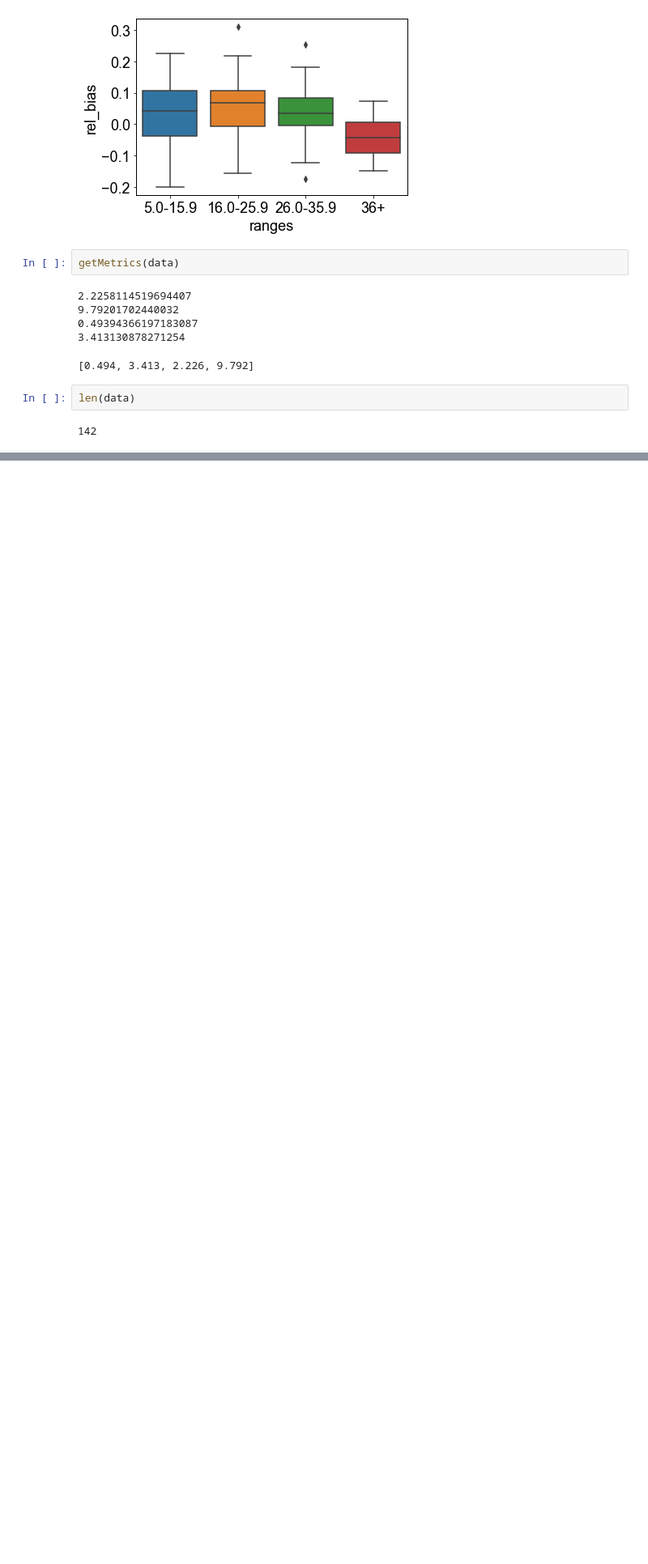
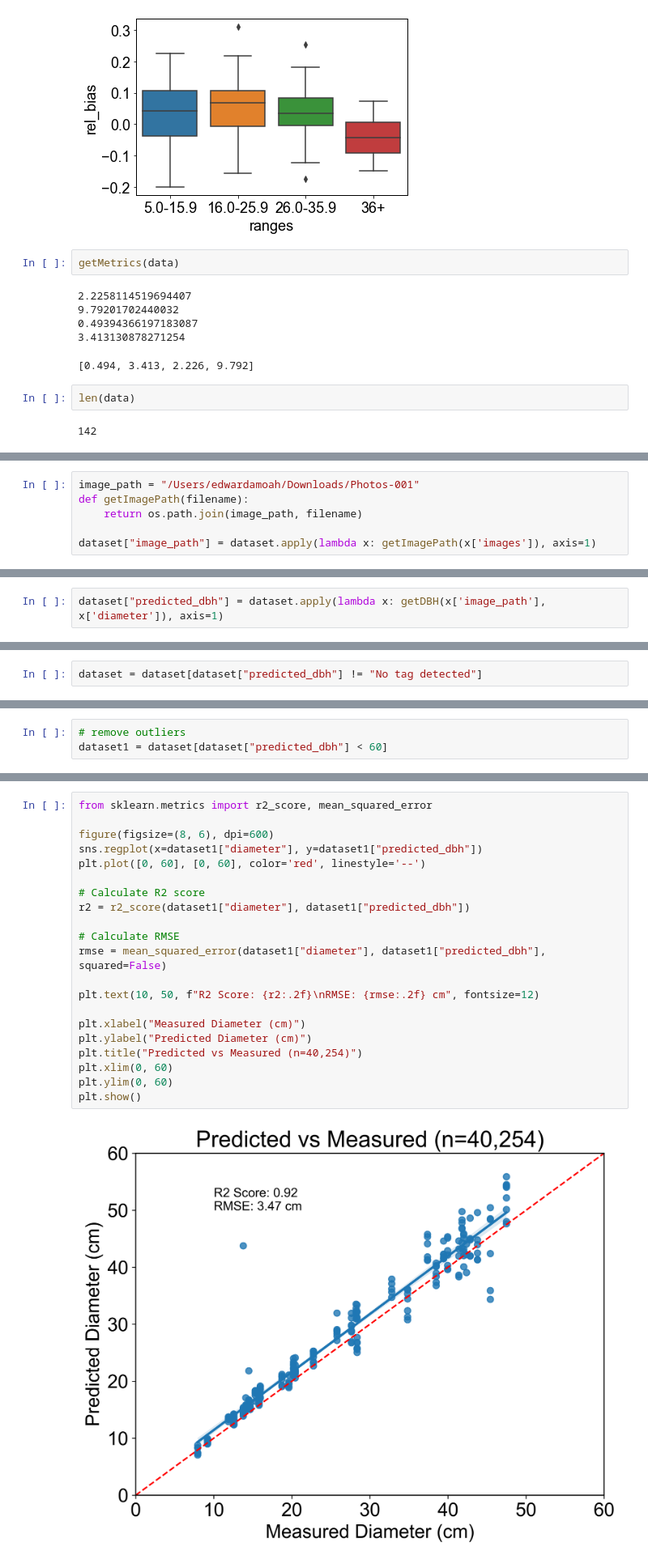
Before and after one commit to eai6/pv_mrv, a Jupyter notebook: statistical_analysis/tree_dbh_model_testing copy.ipynb, the cells around one changed output, grey strips where cells are left out. Shown at 81% size. Drawn from its saved outputs; the diff is of its cells as text; blank space fills up the shorter version.

```diff
--- a/statistical_analysis/tree_dbh_model_testing copy.ipynb
+++ b/statistical_analysis/tree_dbh_model_testing copy.ipynb
@@ -594,0 +842,6 @@ len(data)
+# %%
+image_path = "/Users/edwardamoah/Downloads/Photos-001"
+def getImagePath(filename):
+    return os.path.join(image_path, filename)
+
+dataset["image_path"] = dataset.apply(lambda x: getImagePath(x['images']), axis=1)
@@ -594,0 +854,2 @@ len(data)
+# %%
+dataset["predicted_dbh"] = dataset.apply(lambda x: getDBH(x['image_path'], x['diameter']), axis=1)
@@ -594,0 +862,2 @@ len(data)
+# %%
+dataset = dataset[dataset["predicted_dbh"] != "No tag detected"]
@@ -594,0 +880,3 @@ len(data)
+# %%
+# remove outliers
+dataset1 = dataset[dataset["predicted_dbh"] < 60]
@@ -594,0 +887,23 @@ len(data)
+# %%
+from sklearn.metrics import r2_score, mean_squared_error
+
+figure(figsize=(8, 6), dpi=600)
+sns.regplot(x=dataset1["diameter"], y=dataset1["predicted_dbh"])
+plt.plot([0, 60], [0, 60], color='red', linestyle='--')
+
+# Calculate R2 score
+r2 = r2_score(dataset1["diameter"], dataset1["predicted_dbh"])
+
+# Calculate RMSE
+rmse = mean_squared_error(dataset1["diameter"], dataset1["predicted_dbh"], squared=False)
+
+plt.text(10, 50, f"R2 Score: {r2:.2f}\nRMSE: {rmse:.2f} cm", fontsize=12)
+
+plt.xlabel("Measured Diameter (cm)")
+plt.ylabel("Predicted Diameter (cm)")
+plt.title("Predicted vs Measured (n=40,254)")
+plt.xlim(0, 60)
+plt.ylim(0, 60)
+plt.show()
+# %% [output]
+[figure, added]
```
Also changed, not shown: parts of 47 cells of this notebook, 9 other files.
